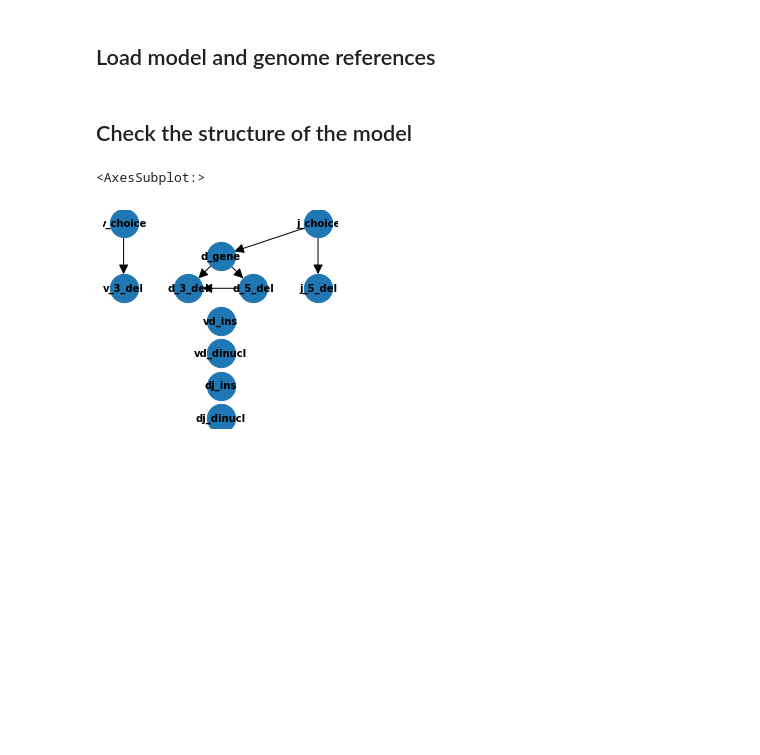
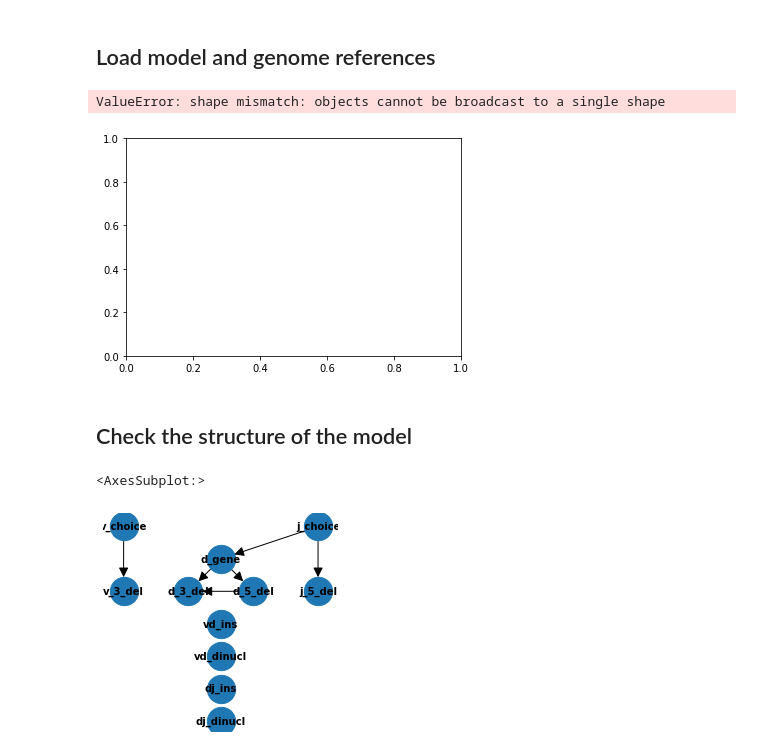
Before and after one commit to statbiophys/pygor3, a Jupyter notebook: pygor3/demo/notebooks/Testing.ipynb, the cells around one changed output. Saved outputs shown, nothing was run; the diff lists cells and outputs as text; code cells hidden in the pictures; blank space fills up the shorter version.

```diff
--- a/pygor3/demo/notebooks/Testing.ipynb
+++ b/pygor3/demo/notebooks/Testing.ipynb
@@ -11,6 +11,18 @@ task0.update_model_filenames(model_path=path)
 task0.load_IgorModel()
 task0.load_IgorRefGenome()
 # mdl = p3.IgorModel(model_parms_file=task0.igor_model_parms_file, model_marginals_file=task0.igor_model_marginals_file)
+# %%
+import matplotlib.pyplot as plt
+import numpy as np
+bins=range(10)
+
+freq = np.random.random(10)
+fig, ax = plt.subplots()
+
+ax.bar(bins[:-1], freq, width=np.diff(bins), edgecolor="black", align="edge")
+# %% [output]
+ValueError: shape mismatch: objects cannot be broadcast to a single shape
+[figure, added]
 # %% [markdown]
 ## Check the structure of the model
 # %%
```
Also changed, not shown: 5 other files.
